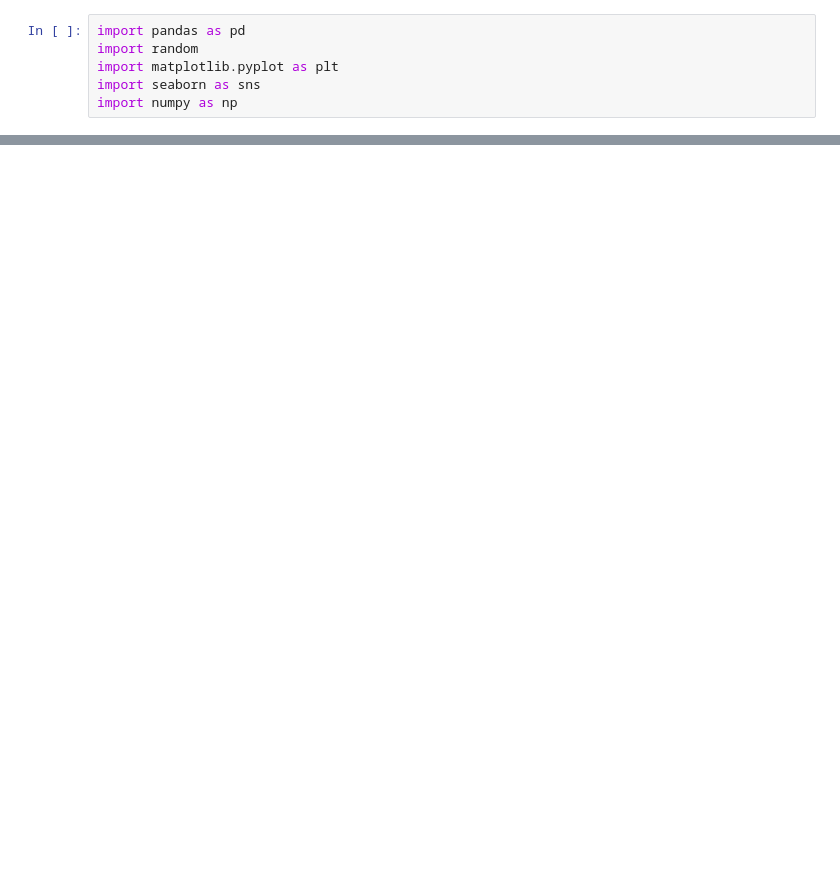
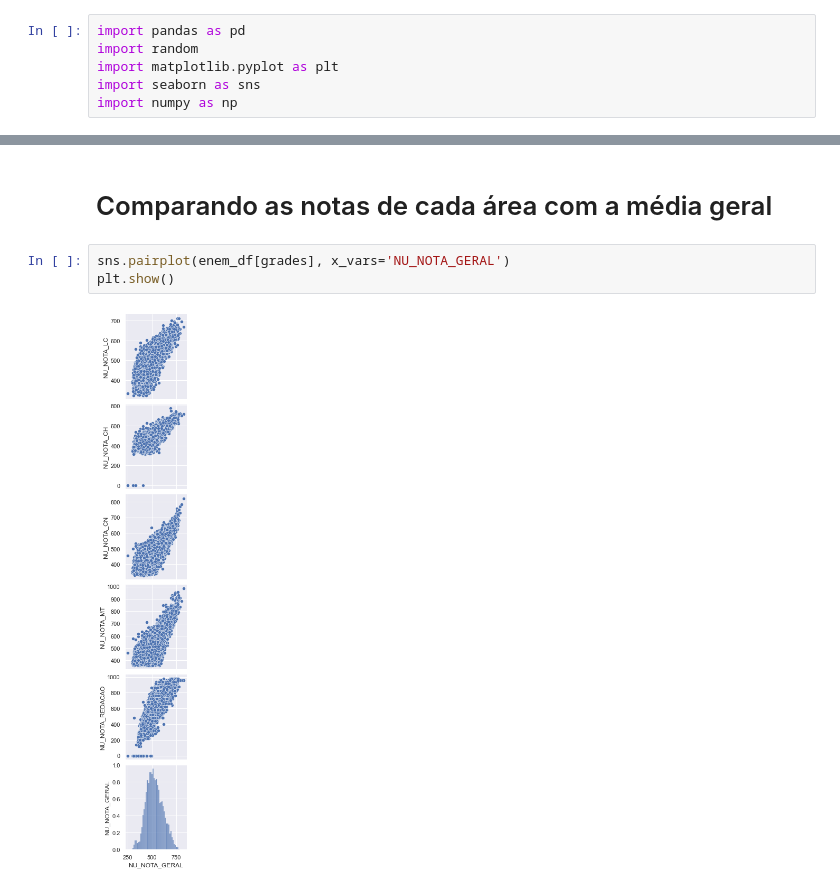
Before and after one commit to kailanefelix/enem-data-analysis, a Jupyter notebook: grades_analysis.ipynb, the cells around one changed output, grey strips where cells are left out. Cells and saved outputs as stored; diff of their text form; blank space fills up the shorter version.

```diff
--- a/grades_analysis.ipynb
+++ b/grades_analysis.ipynb
@@ -32,0 +90,7 @@ plt.show()
+# %% [markdown]
+# Comparando as notas de cada área com a média geral
+# %%
+sns.pairplot(enem_df[grades], x_vars='NU_NOTA_GERAL')
+plt.show()
+# %% [output]
+[figure, added]
```
Also changed, not shown: parts of 15 cells of this notebook.
